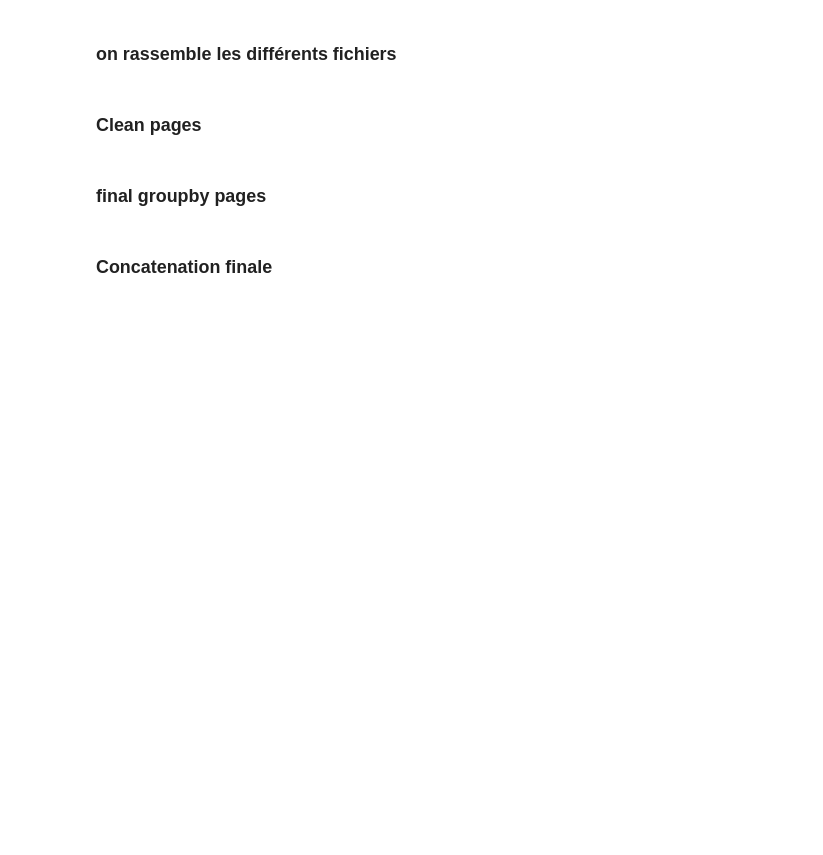
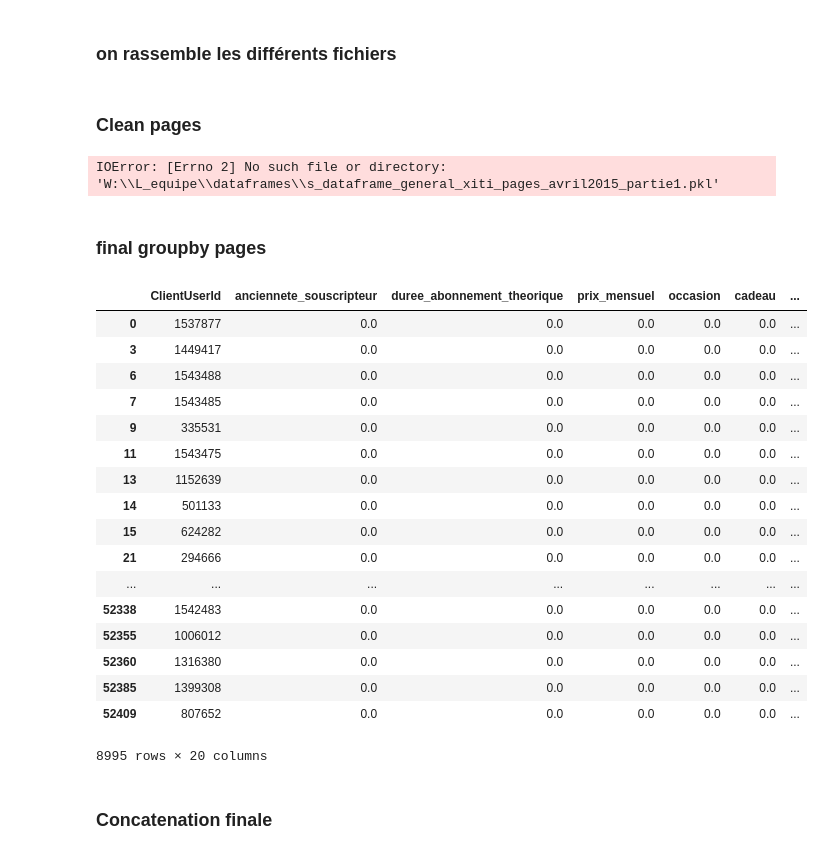
Before and after one commit to amauryfournier/L_Equipe, a Jupyter notebook: L_Equipe_nettoyage_data.ipynb, the cells around one changed output. Drawn from its saved outputs; the diff is of its cells as text; code cells hidden in the pictures; blank space fills up the shorter version.

```diff
--- a/L_Equipe_nettoyage_data.ipynb
+++ b/L_Equipe_nettoyage_data.ipynb
@@ -777,7 +786,9 @@ for f in files :
     dataframe = pd.read_pickle(f)
     dataframe = dataframe.loc[dataframe.id_site.isin([492987,496306,496307,496838,502193,509043,539121,548647])]
     dataframe = dataframe.loc[dataframe.id_client.isin(set_pop)]
-    dataframe.to_pickle(path+"s_dataframe_temp_pages_payant_"+reg.group(1))
+    dataframe.to_pickle(path+"s_dataframe_temp_pages_population_"+reg.group(1))
+# %% [output]
+IOError: [Errno 2] No such file or directory: 'W:\\L_equipe\\dataframes\\s_dataframe_general_xiti_pages_avril2015_partie1.pkl'
 # %%
 #deuxieme étape (à faire car le cut n'est pas suffisant) on group by et on refera une étape de groupby par la suite
 path = "W:\L_equipe\dataframes\\"
@@ -856,6 +867,27 @@ dataframe.nb_pages_total = dataframe.groupby(['id_client']).nb_pages_total.trans
 dataframe.nb_session = dataframe.groupby(['id_client']).nb_session.transform(sum)
 dataframe = dataframe.drop_duplicates()
 dataframe.to_pickle(path+"\s_dataframe_final_page.pkl")
+# %%
+commandes
+# %% [output]
+|  | ClientUserId | anciennete_souscripteur | duree_abonnement_theorique | prix_mensuel | occasion | cadeau | ... |
+| 0 | 1537877 | 0.0 | 0.0 | 0.0 | 0.0 | 0.0 | ... |
+| 3 | 1449417 | 0.0 | 0.0 | 0.0 | 0.0 | 0.0 | ... |
+| 6 | 1543488 | 0.0 | 0.0 | 0.0 | 0.0 | 0.0 | ... |
+| 7 | 1543485 | 0.0 | 0.0 | 0.0 | 0.0 | 0.0 | ... |
+| 9 | 335531 | 0.0 | 0.0 | 0.0 | 0.0 | 0.0 | ... |
+| 11 | 1543475 | 0.0 | 0.0 | 0.0 | 0.0 | 0.0 | ... |
+| 13 | 1152639 | 0.0 | 0.0 | 0.0 | 0.0 | 0.0 | ... |
+| 14 | 501133 | 0.0 | 0.0 | 0.0 | 0.0 | 0.0 | ... |
+| 15 | 624282 | 0.0 | 0.0 | 0.0 | 0.0 | 0.0 | ... |
+| 21 | 294666 | 0.0 | 0.0 | 0.0 | 0.0 | 0.0 | ... |
+| ... | ... | ... | ... | ... | ... | ... | ... |
+| 52338 | 1542483 | 0.0 | 0.0 | 0.0 | 0.0 | 0.0 | ... |
+| 52355 | 1006012 | 0.0 | 0.0 | 0.0 | 0.0 | 0.0 | ... |
+| 52360 | 1316380 | 0.0 | 0.0 | 0.0 | 0.0 | 0.0 | ... |
+| 52385 | 1399308 | 0.0 | 0.0 | 0.0 | 0.0 | 0.0 | ... |
+| 52409 | 807652 | 0.0 | 0.0 | 0.0 | 0.0 | 0.0 | ... |
+8995 rows × 20 columns
 # %% [markdown]
 ### Concatenation finale
 # %%
```
Also changed, not shown: parts of 20 cells of this notebook, 10 other files.
